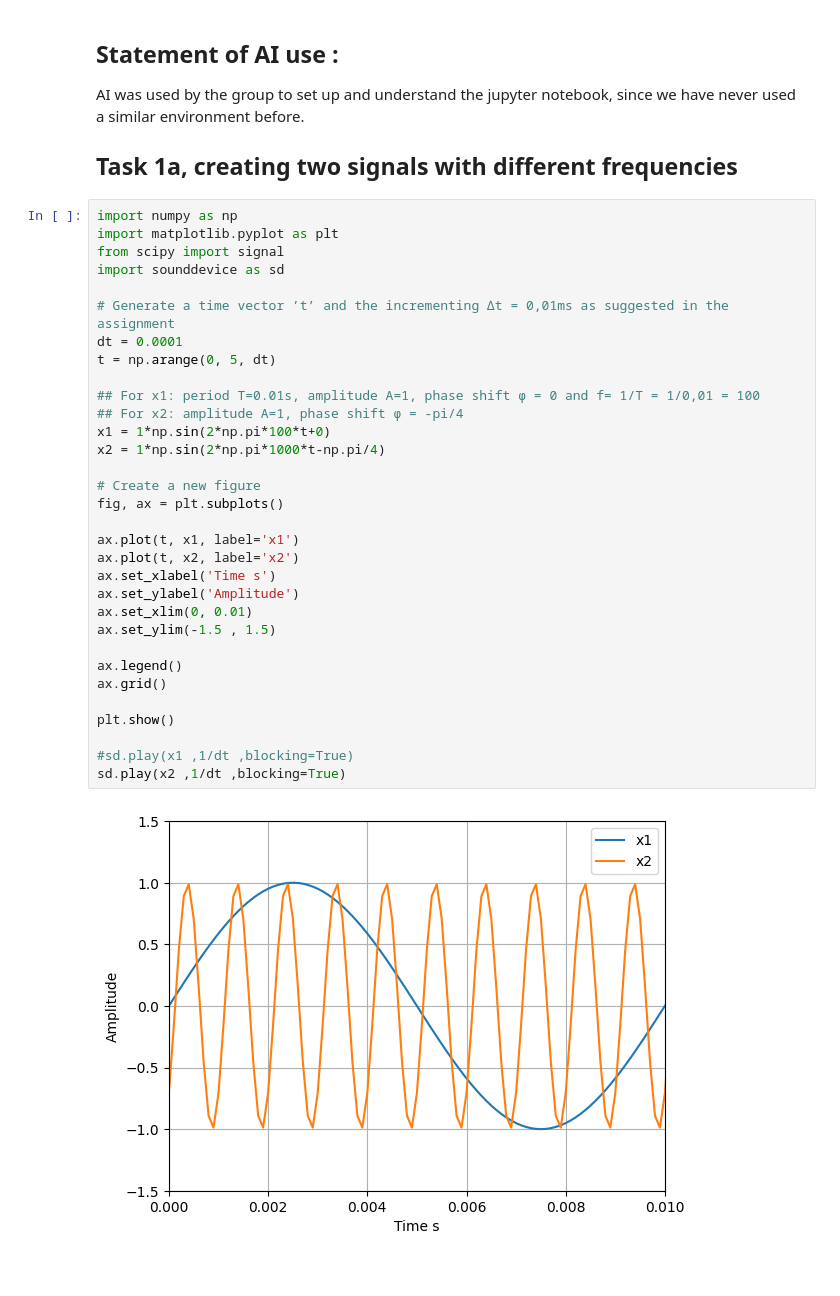
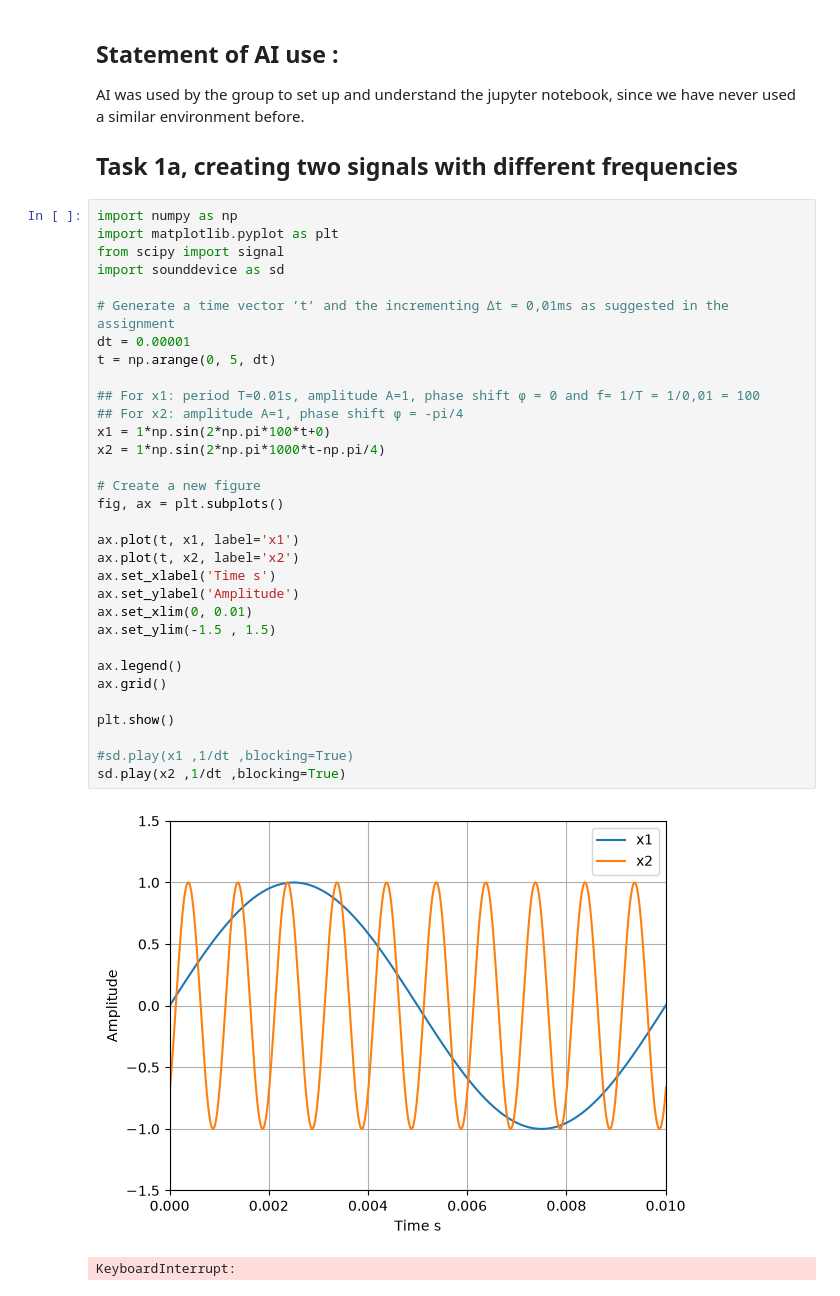
Before and after one commit to Mawi2342/LTI-system, a Jupyter notebook: assignment1.ipynb, the cells around one changed output. Cells and saved outputs as stored; diff of their text form.

```diff
--- a/assignment1.ipynb
+++ b/assignment1.ipynb
@@ -10,35 +10,36 @@ import numpy as np
 import matplotlib.pyplot as plt
 from scipy import signal
 import sounddevice as sd
 
 # Generate a time vector ’t’ and the incrementing ∆t = 0,01ms as suggested in the assignment
-dt = 0.0001
+dt = 0.00001
 t = np.arange(0, 5, dt)
 
 ## For x1: period T=0.01s, amplitude A=1, phase shift φ = 0 and f= 1/T = 1/0,01 = 100
 ## For x2: amplitude A=1, phase shift φ = -pi/4
 x1 = 1*np.sin(2*np.pi*100*t+0)
 x2 = 1*np.sin(2*np.pi*1000*t-np.pi/4)
 
 # Create a new figure
 fig, ax = plt.subplots()
 
 ax.plot(t, x1, label='x1')
 ax.plot(t, x2, label='x2')
 ax.set_xlabel('Time s')
 ax.set_ylabel('Amplitude')
 ax.set_xlim(0, 0.01)
 ax.set_ylim(-1.5 , 1.5)
 
 ax.legend()
 ax.grid()
 
 plt.show()
 
 #sd.play(x1 ,1/dt ,blocking=True)
 sd.play(x2 ,1/dt ,blocking=True)
 # %% [output]
-[figure, old version]
+[figure, new version]
+KeyboardInterrupt:
 # %% [markdown]
 ## Task 1b, listen to and compare the signals
 
```
Also changed, not shown: parts of 7 cells of this notebook.
